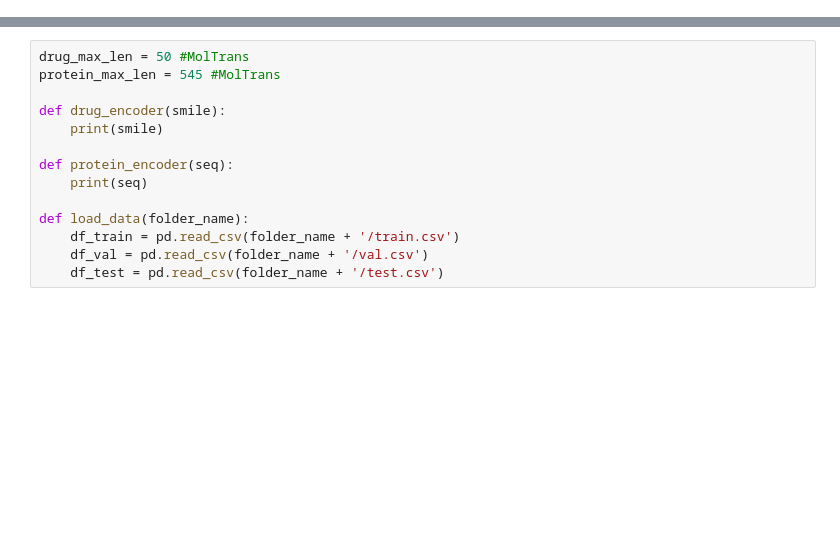
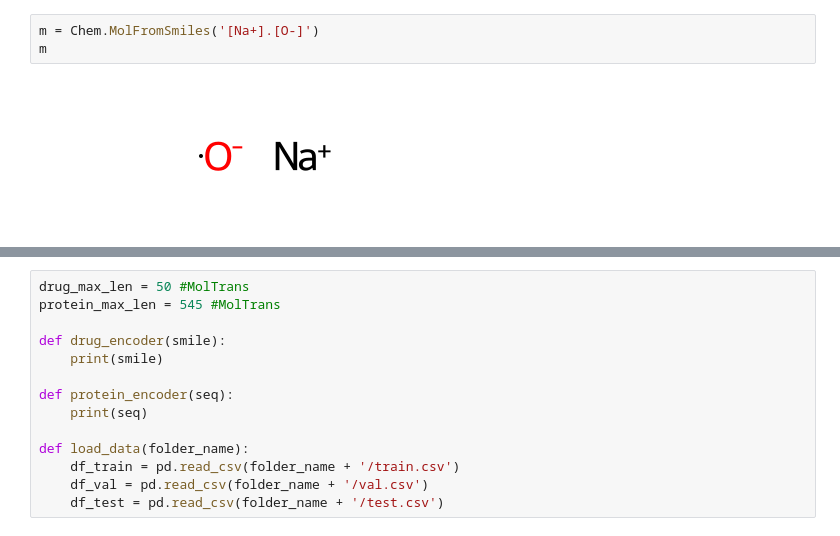
Before and after one commit to zedian/MolTrans, a Jupyter notebook: baseline.ipynb, the cells around one changed output, grey strips where cells are left out. Drawn from its saved outputs; the diff is of its cells as text; blank space fills up the shorter version.

```diff
--- a/baseline.ipynb
+++ b/baseline.ipynb
@@ -20,0 +82,5 @@ device = torch.device("cuda:0" if torch.cuda.is_available() else "cpu")
+# %%
+m = Chem.MolFromSmiles('[Na+].[O-]')
+m
+# %% [output]
+[figure, added]
```
Also changed, not shown: parts of 18 cells of this notebook, 9 other files.
